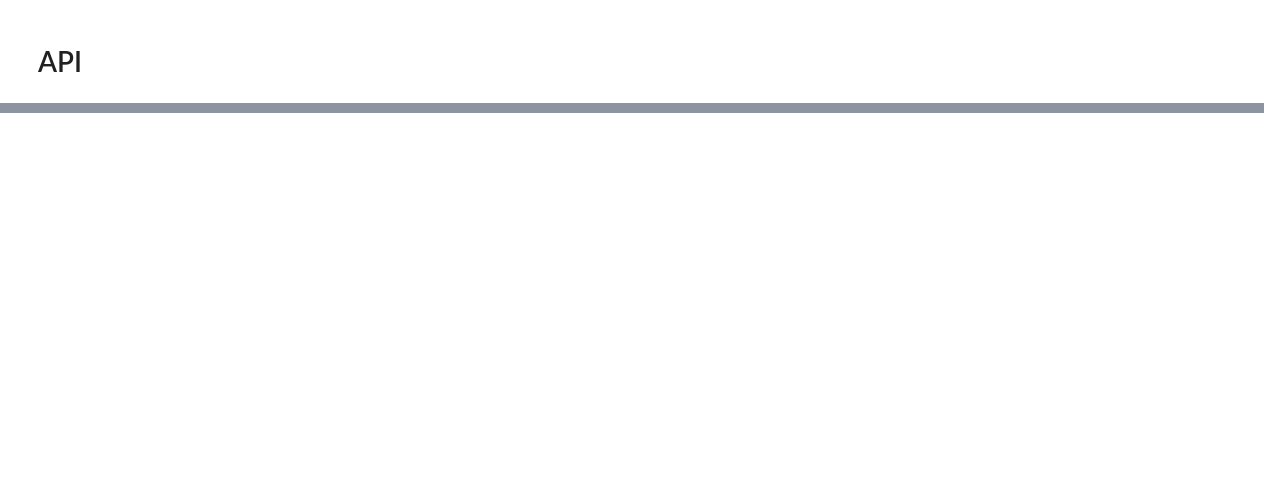
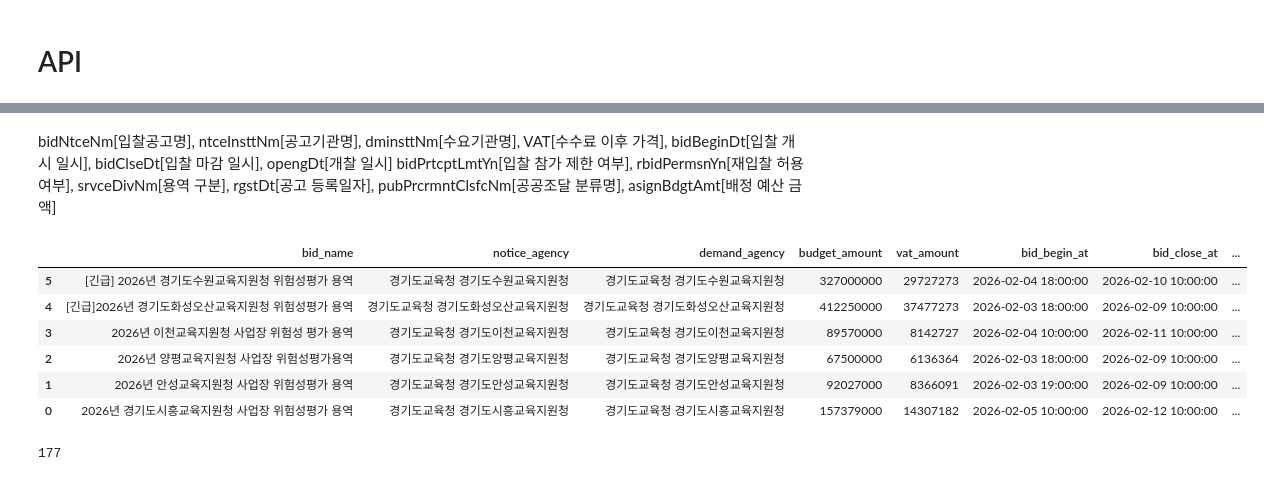
Before and after one commit to youse0ng/Automatization_PPS, a Jupyter notebook: main.ipynb, the cells around one changed output, grey strips where cells are left out. Cells and saved outputs as stored; diff of their text form; code cells hidden in the pictures; blank space fills up the shorter version.

```diff
--- a/main.ipynb
+++ b/main.ipynb
@@ -60,0 +92,73 @@ data
+# %% [markdown]
+bidNtceNm[입찰공고명], ntceInsttNm[공고기관명], dminsttNm[수요기관명], VAT[수수료 이후 가격], bidBeginDt[입찰 개시 일시], bidClseDt[입찰 마감 일시], opengDt[개찰 일시]
+bidPrtcptLmtYn[입찰 참가 제한 여부], rbidPermsnYn[재입찰 허용 여부], srvceDivNm[용역 구분], rgstDt[공고 등록일자], pubPrcrmntClsfcNm[공공조달 분류명], asignBdgtAmt[배정 예산 금액]
+# %%
+from datetime import datetime
+from typing import List, Dict, Any, Optional
+
+def parse_bids(raw_items: List[Dict[str, Any]]) -> List[Dict[str, Any]]:
+    """
+    나라장터 입찰 공고 원본(list[dict])을
+    서비스/DB/응답용으로 정규화하여 파싱한다.
+    """
+
+    def parse_dt(value: Optional[str]) -> Optional[datetime]:
+        if not value:
+            return None
+        return datetime.strptime(value, "%Y-%m-%d %H:%M:%S")
+
+    parsed: List[Dict[str, Any]] = []
+
+    for item in raw_items:
+        parsed.append({
+            # 기본 정보
+            "bid_name": item.get("bidNtceNm"),                 # 입찰공고명
+            "notice_agency": item.get("ntceInsttNm"),          # 공고기관명
+            "demand_agency": item.get("dminsttNm"),            # 수요기관명
+
+            # 금액
+            "budget_amount": int(item["asignBdgtAmt"])
+                if item.get("asignBdgtAmt") else None,         # 배정 예산
+            "vat_amount": int(item["VAT"])
+                if item.get("VAT") else None,                  # VAT
+
+            # 일정
+            "bid_begin_at": parse_dt(item.get("bidBeginDt")),  # 입찰 개시
+            "bid_close_at": parse_dt(item.get("bidClseDt")),   # 입찰 마감
+            "open_at": parse_dt(item.get("opengDt")),          # 개찰
+            "registered_at": parse_dt(item.get("rgstDt")),     # 공고 등록
+
+            # 조건 / 분류
+            "is_participation_limited": item.get("bidPrtcptLmtYn") == "Y",
+            "allow_rebid": item.get("rbidPermsnYn") == "Y",
+            "service_division": item.get("srvceDivNm"),
+            "procurement_class": item.get("pubPrcrmntClsfcNm"),
+        })
+
+    return parsed
+df = pd.DataFrame(parse_bids(fetch_bid_data(token,api_serv_url))).sort_values(by='registered_at',ascending=False)
+df
+# %% [output]
+|  | bid_name | notice_agency | demand_agency | budget_amount | vat_amount | bid_begin_at | bid_close_at | ... |
+| 5 | [긴급] 2026년 경기도수원교육지원청 위험성평가 용역 | 경기도교육청 경기도수원교육지원청 | 경기도교육청 경기도수원교육지원청 | 327000000 | 29727273 | 2026-02-04 18:00:00 | 2026-02-10 10:00:00 | ... |
+| 4 | [긴급]2026년 경기도화성오산교육지원청 위험성평가 용역 | 경기도교육청 경기도화성오산교육지원청 | 경기도교육청 경기도화성오산교육지원청 | 412250000 | 37477273 | 2026-02-03 18:00:00 | 2026-02-09 10:00:00 | ... |
+| 3 | 2026년 이천교육지원청 사업장 위험성 평가 용역 | 경기도교육청 경기도이천교육지원청 | 경기도교육청 경기도이천교육지원청 | 89570000 | 8142727 | 2026-02-04 10:00:00 | 2026-02-11 10:00:00 | ... |
+| 2 | 2026년 양평교육지원청 사업장 위험성평가용역 | 경기도교육청 경기도양평교육지원청 | 경기도교육청 경기도양평교육지원청 | 67500000 | 6136364 | 2026-02-03 18:00:00 | 2026-02-09 10:00:00 | ... |
+| 1 | 2026년 안성교육지원청 사업장 위험성평가 용역 | 경기도교육청 경기도안성교육지원청 | 경기도교육청 경기도안성교육지원청 | 92027000 | 8366091 | 2026-02-03 19:00:00 | 2026-02-09 10:00:00 | ... |
+| 0 | 2026년 경기도시흥교육지원청 사업장 위험성평가 용역 | 경기도교육청 경기도시흥교육지원청 | 경기도교육청 경기도시흥교육지원청 | 157379000 | 14307182 | 2026-02-05 10:00:00 | 2026-02-12 10:00:00 | ... |
+# %%
+from sqlalchemy import create_engine
+
+engine = create_engine(
+    "mysql+pymysql://root:1234@127.0.0.1:3307/automatization?charset=utf8mb4"
+)
+
+df.to_sql(
+    name="bids",
+    con=engine,
+    if_exists="append",   # append | replace | fail
+    index=False,
+    chunksize=500
+)
+# %% [output]
+177
```
Also changed, not shown: parts of 2 cells of this notebook, 2 other files.
